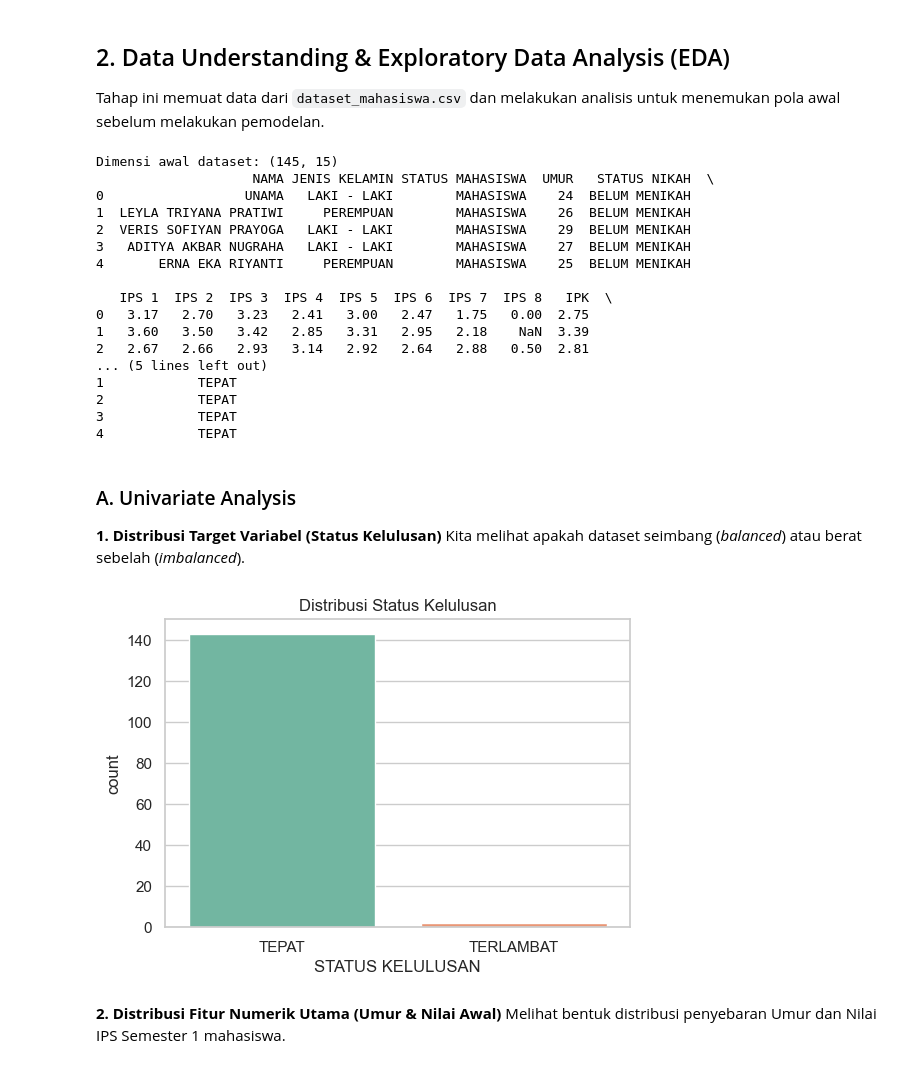
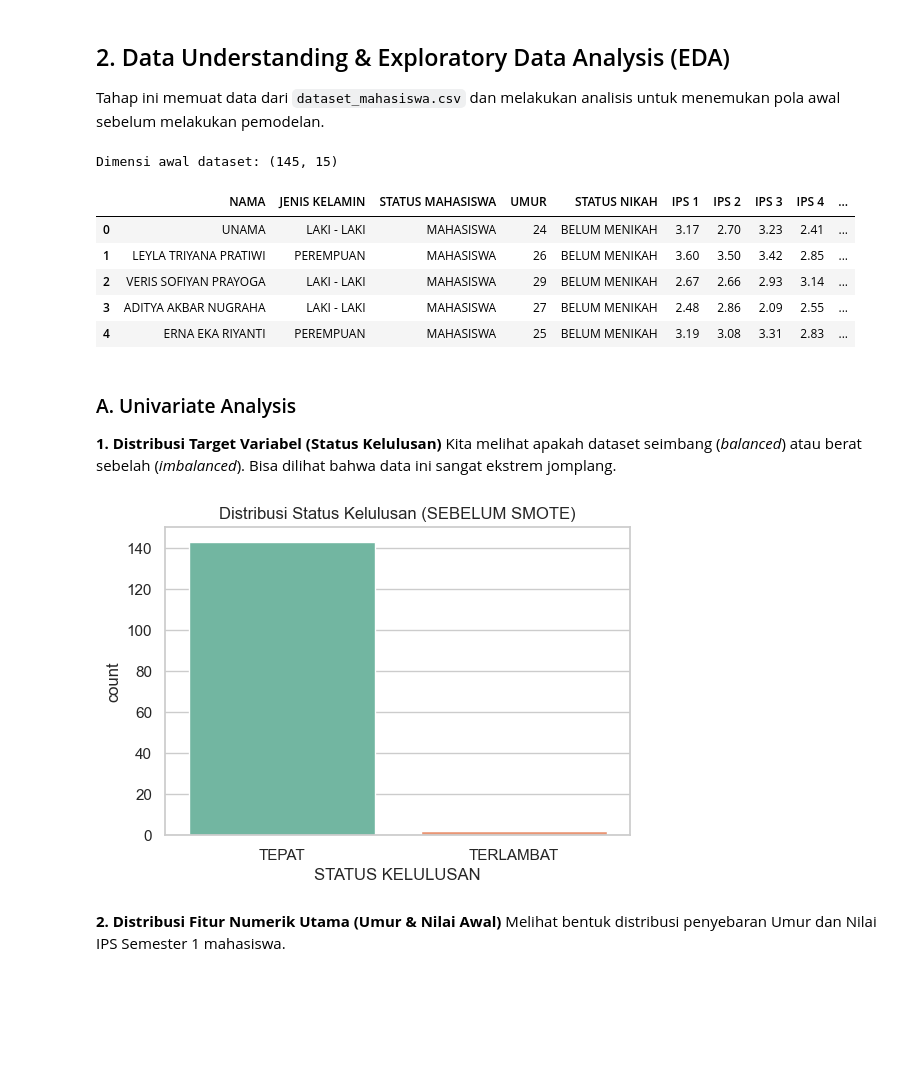
Before and after one commit to Bagus2510/gradtracker-mleng, a Jupyter notebook: model_kelulusan.ipynb, the cells around one changed output. Drawn from its saved outputs; the diff is of its cells as text; code cells hidden in the pictures; blank space fills up the shorter version.

```diff
--- a/model_kelulusan.ipynb
+++ b/model_kelulusan.ipynb
@@ -64,36 +78,26 @@ df.rename(columns=lambda x: x.strip(), inplace=True)
 TARGET_COL = 'STATUS KELULUSAN'
 
 print(f'Dimensi awal dataset: {df.shape}')
-print(df.head())
+display(df.head())
 # %% [output]
 Dimensi awal dataset: (145, 15)
-                    NAMA JENIS KELAMIN STATUS MAHASISWA  UMUR   STATUS NIKAH  \
-0                  UNAMA   LAKI - LAKI        MAHASISWA    24  BELUM MENIKAH
-1  LEYLA TRIYANA PRATIWI     PEREMPUAN        MAHASISWA    26  BELUM MENIKAH
-2  VERIS SOFIYAN PRAYOGA   LAKI - LAKI        MAHASISWA    29  BELUM MENIKAH
-3   ADITYA AKBAR NUGRAHA   LAKI - LAKI        MAHASISWA    27  BELUM MENIKAH
-4       ERNA EKA RIYANTI     PEREMPUAN        MAHASISWA    25  BELUM MENIKAH
-
-   IPS 1  IPS 2  IPS 3  IPS 4  IPS 5  IPS 6  IPS 7  IPS 8   IPK  \
-0   3.17   2.70   3.23   2.41   3.00   2.47   1.75   0.00  2.75
-1   3.60   3.50   3.42   2.85   3.31   2.95   2.18    NaN  3.39
-2   2.67   2.66   2.93   3.14   2.92   2.64   2.88   0.50  2.81
-... (5 lines left out)
-1            TEPAT
-2            TEPAT
-3            TEPAT
-4            TEPAT
+|  | NAMA | JENIS KELAMIN | STATUS MAHASISWA | UMUR | STATUS NIKAH | IPS 1 | IPS 2 | IPS 3 | IPS 4 | ... |
+| 0 | UNAMA | LAKI - LAKI | MAHASISWA | 24 | BELUM MENIKAH | 3.17 | 2.70 | 3.23 | 2.41 | ... |
+| 1 | LEYLA TRIYANA PRATIWI | PEREMPUAN | MAHASISWA | 26 | BELUM MENIKAH | 3.60 | 3.50 | 3.42 | 2.85 | ... |
+| 2 | VERIS SOFIYAN PRAYOGA | LAKI - LAKI | MAHASISWA | 29 | BELUM MENIKAH | 2.67 | 2.66 | 2.93 | 3.14 | ... |
+| 3 | ADITYA AKBAR NUGRAHA | LAKI - LAKI | MAHASISWA | 27 | BELUM MENIKAH | 2.48 | 2.86 | 2.09 | 2.55 | ... |
+| 4 | ERNA EKA RIYANTI | PEREMPUAN | MAHASISWA | 25 | BELUM MENIKAH | 3.19 | 3.08 | 3.31 | 2.83 | ... |
 # %% [markdown]
 ### A. Univariate Analysis
 **1. Distribusi Target Variabel (Status Kelulusan)**
-Kita melihat apakah dataset seimbang (*balanced*) atau berat sebelah (*imbalanced*).
+Kita melihat apakah dataset seimbang (*balanced*) atau berat sebelah (*imbalanced*). Bisa dilihat bahwa data ini sangat ekstrem jomplang.
 # %%
 plt.figure(figsize=(6, 4))
 sns.countplot(data=df, x=TARGET_COL, palette='Set2')
-plt.title('Distribusi Status Kelulusan')
+plt.title('Distribusi Status Kelulusan (SEBELUM SMOTE)')
 plt.show()
 # %% [output]
-[figure, old version]
+[figure, new version]
 # %% [markdown]
 **2. Distribusi Fitur Numerik Utama (Umur & Nilai Awal)**
 Melihat bentuk distribusi penyebaran Umur dan Nilai IPS Semester 1 mahasiswa.
```
Also changed, not shown: parts of 27 cells of this notebook, 1 other file.
